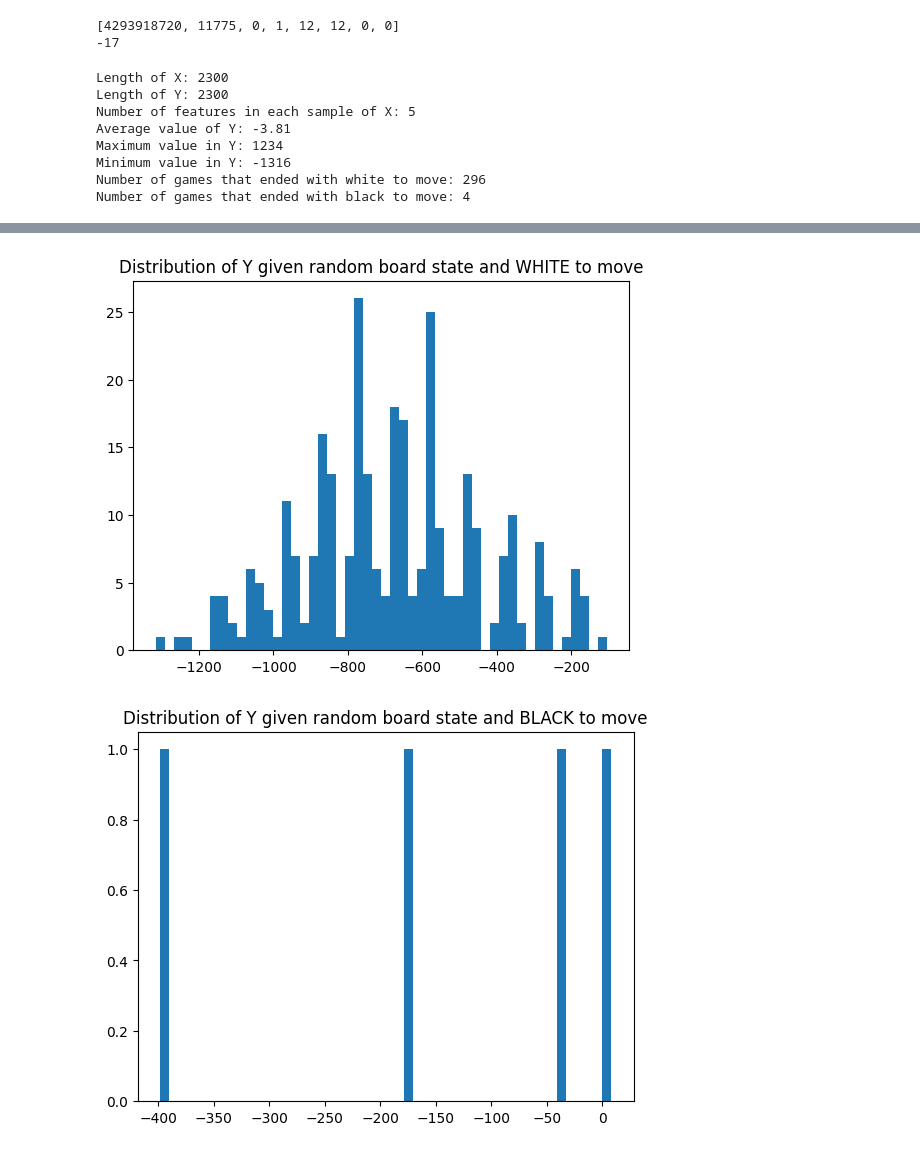
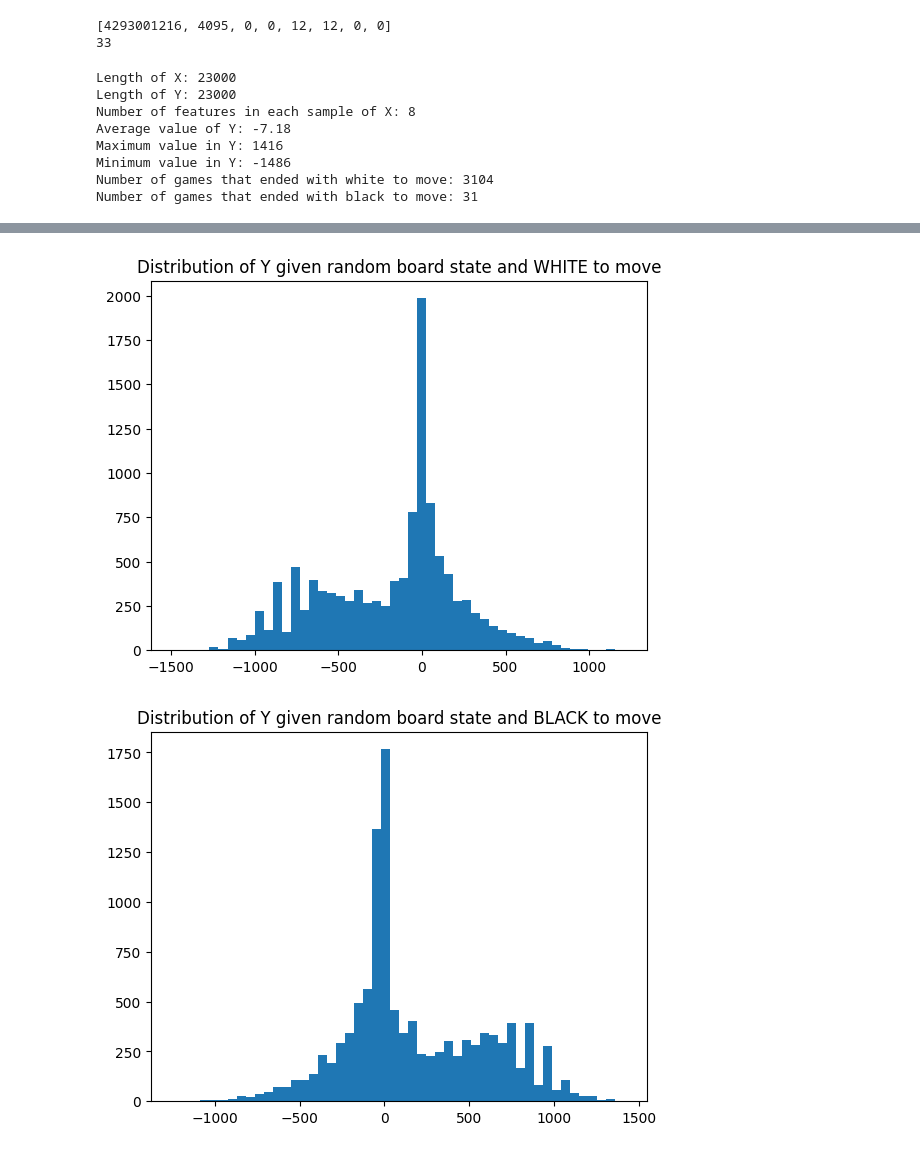
Before and after one commit to ak2k2/Checkers-Alpha-Beta-AI, a Jupyter notebook: src/FFNN.ipynb, the cells around one changed output, grey strips where cells are left out. Drawn from its saved outputs; the diff is of its cells as text; code cells hidden in the pictures.

```diff
--- a/src/FFNN.ipynb
+++ b/src/FFNN.ipynb
@@ -40,7 +42,7 @@ def generate_samples(N, depth):
         )
     return samples
 # %%
-N = 100
+N = 1000
 samples_to_1 = generate_samples(N, depth=1)
 samples_to_2 = generate_samples(N, depth=2)
 samples_to_5 = generate_samples(N, depth=3)
@@ -80,8 +81,4 @@ print(Y)
 # %%
-def int_to_binary_array(num):
-    return [int(digit) for digit in f"{num:032b}"]
-
-
 def prepare_sample(sample):
     WP, BP, K, player_turn, num_legal_moves = sample
     # return WP_binary + BP_binary + K_binary + [player_turn, num_legal_moves] + [count_bits(WP)] + [count_bits(BP)] + [count_bits(WP & K)] + [count_bits(BP & K)]
@@ -100,11 +97,13 @@ def prepare_sample(sample):
 # Prepare all samples
 X_processed = [prepare_sample(sample) for sample in X]
 
-print(X_processed[12])
+X = X_processed
+
+print(X[12])
 print(Y[12])
 # %% [output]
-[4293918720, 11775, 0, 1, 12, 12, 0, 0]
--17
+[4293001216, 4095, 0, 0, 12, 12, 0, 0]
+33
 # %%
 print(f"Length of X: {len(X)}")
 print(f"Length of Y: {len(Y)}")
@@ -130,18 +129,18 @@ plt.show()
 
 # make two seperate of histograms for Y grouped by player turn
 plt.title("Distribution of Y given random board state and WHITE to move")
-plt.hist([y for i, y in enumerate(Y) if X[i][0] == 0], bins=50)
+plt.hist([y for i, y in enumerate(Y) if X[i][3] == 0], bins=50)
 plt.show()
 
 plt.title("Distribution of Y given random board state and BLACK to move")
-plt.hist([y for i, y in enumerate(Y) if X[i][0] == 1], bins=50)
+plt.hist([y for i, y in enumerate(Y) if X[i][3] == 1], bins=50)
 plt.show()
 # %% [output]
-Length of X: 2300
-Length of Y: 2300
-Number of features in each sample of X: 5
-Average value of Y: -3.81
-Maximum value in Y: 1234
-Minimum value in Y: -1316
-Number of games that ended with white to move: 296
-Number of games that ended with black to move: 4
+Length of X: 23000
+Length of Y: 23000
+Number of features in each sample of X: 8
+Average value of Y: -7.18
+Maximum value in Y: 1416
+Minimum value in Y: -1486
+Number of games that ended with white to move: 3104
+Number of games that ended with black to move: 31
@@ -149,2 +148,2 @@ Number of games that ended with black to move: 4
-[figure, old version]
+[figure, new version]
-[figure, old version]
+[figure, new version]
```
Also changed, not shown: parts of 16 cells of this notebook, 2 other files.
